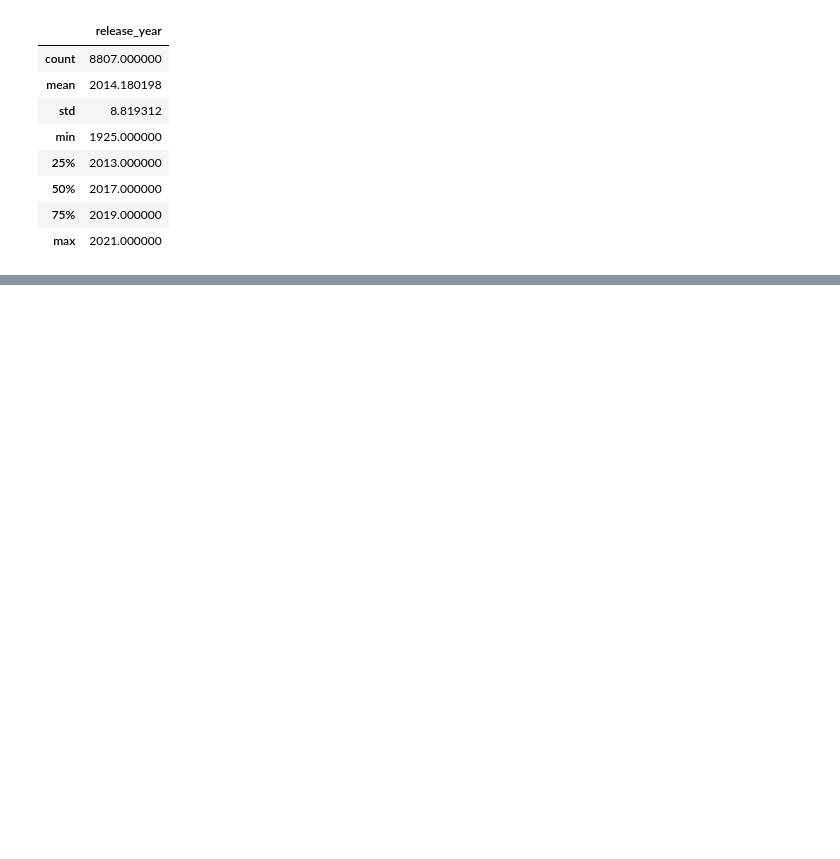
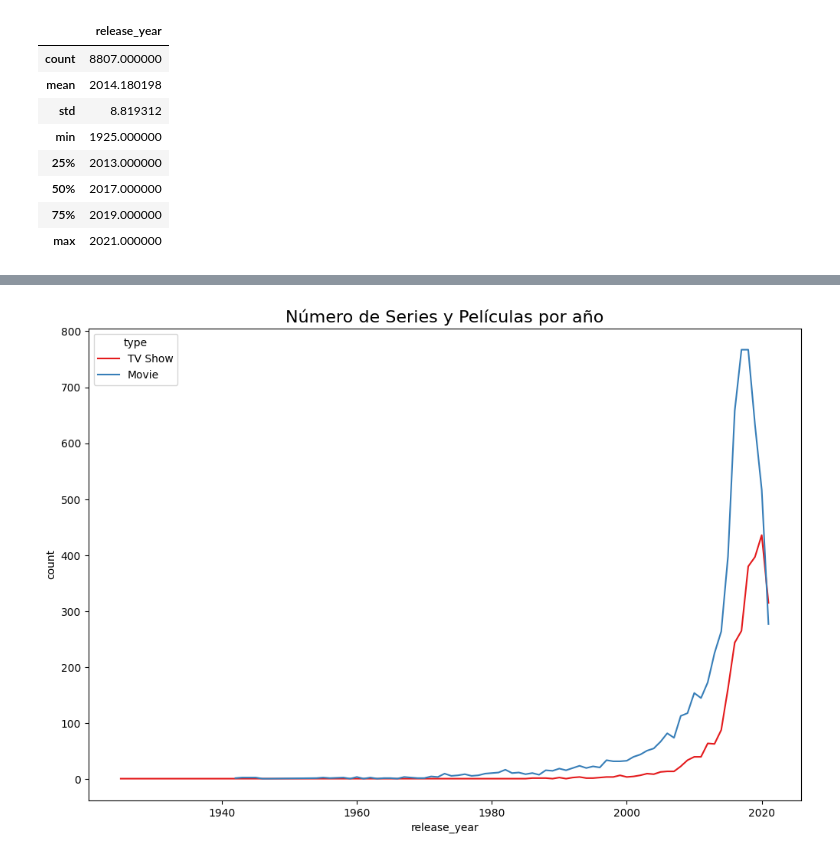
Before and after one commit to robertomartinezedu/Curso-IA-BigData, a Jupyter notebook: PIA/EntregaUd3.ipynb, the cells around one changed output, grey strips where cells are left out. Saved outputs shown, nothing was run; the diff lists cells and outputs as text; code cells hidden in the pictures; blank space fills up the shorter version.

```diff
--- a/PIA/EntregaUd3.ipynb
+++ b/PIA/EntregaUd3.ipynb
@@ -112,0 +131,8 @@ plt.show()
+# %%
+release_counts = netflix_df.groupby(["release_year", "type"]).size().reset_index(name="count")
+fig, ax = plt.subplots(figsize=(12, 8))
+sns.lineplot(data=release_counts, x="release_year", y="count", hue="type", palette='Set1', ax=ax)
+plt.title("Número de Series y Películas por año", fontsize = 16)
+plt.show()
+# %% [output]
+[figure, added]
```
Also changed, not shown: parts of 8 cells of this notebook.
